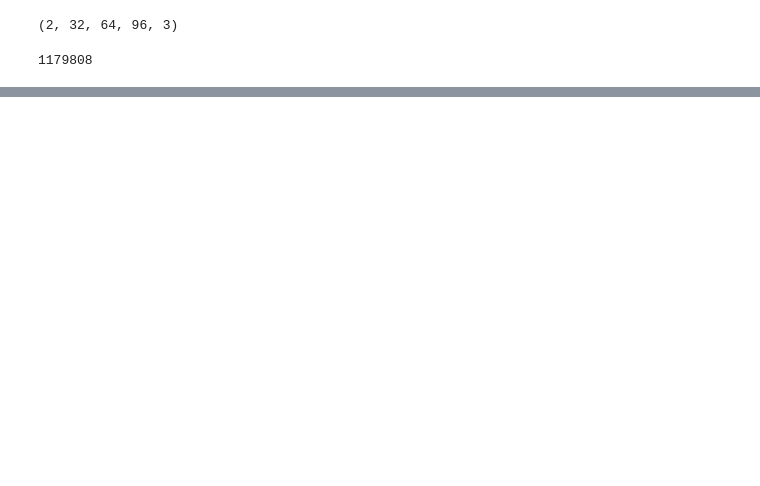
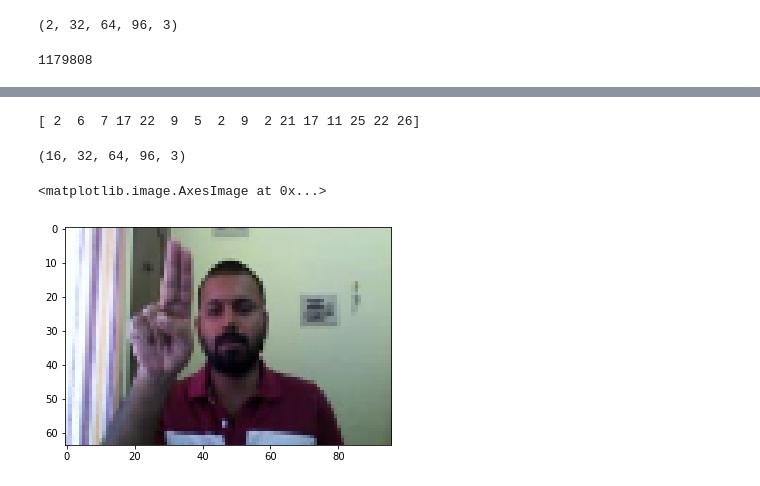
Before and after one commit to SiddhantKumar14/Dynamic-Webcam-Gesture-Recognition, a Jupyter notebook: Main.ipynb, the cells around one changed output, grey strips where cells are left out. Drawn from its saved outputs; the diff is of its cells as text; code cells hidden in the pictures; blank space fills up the shorter version.

```diff
--- a/Main.ipynb
+++ b/Main.ipynb
@@ -301,0 +316,22 @@ model.save_weights(filepath='main.h5')
+# %%
+p = inst[0]
+p = np.array(p)
+p = p.astype('float32')
+#print(p)
+target = inst[1]
+pred = model.predict(p)
+
+pred = np.argmax(pred, axis = 1)
+
+print(pred)
+# %% [output]
+[ 2  6  7 17 22  9  5  2  9  2 21 17 11 25 22 26]
+# %%
+np.shape(p)
+# %% [output]
+(16, 32, 64, 96, 3)
+# %%
+plt.imshow(inst[0][13][16])
+# %% [output]
+<matplotlib.image.AxesImage at 0x...>
+[figure, added]
```
Also changed, not shown: parts of 22 cells of this notebook.
